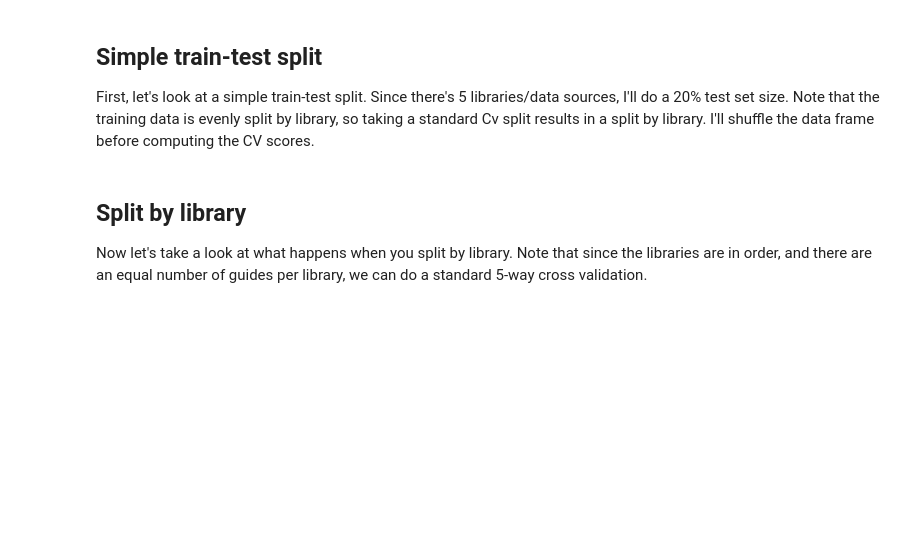
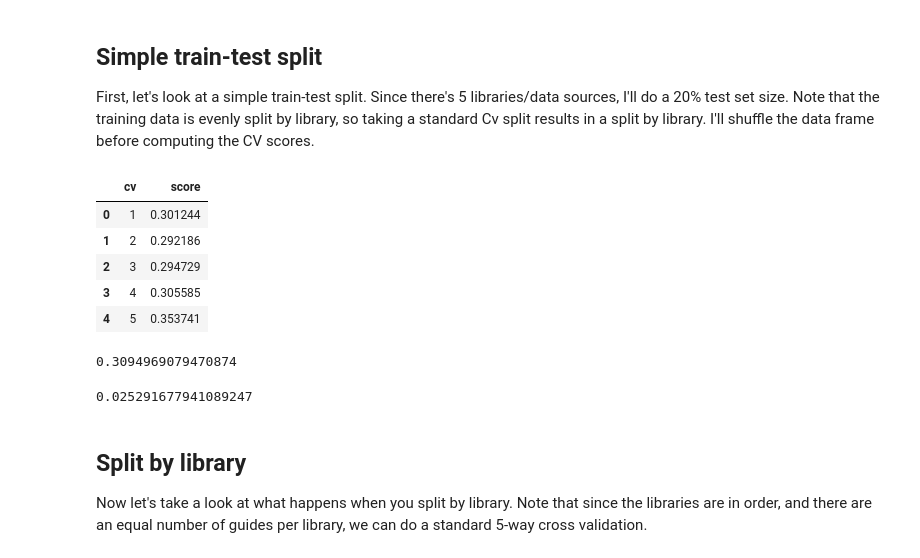
Before and after one commit to timydaley/timydaley.github.io, a Jupyter notebook: crispr_tko/tree_model/tree_model.ipynb, the cells around one changed output. Cells and saved outputs as stored; diff of their text form; code cells hidden in the pictures; blank space fills up the shorter version.

```diff
--- a/crispr_tko/tree_model/tree_model.ipynb
+++ b/crispr_tko/tree_model/tree_model.ipynb
@@ -272,3 +278,3 @@ X.shape
 # %%
-y = log2fc_df['log2FoldChange']
+y = essential_data['log2FoldChange']
 # %%
@@ -283,14 +291,29 @@ First, let's look at a simple train-test split.  Since there's 5 libraries/data
 # %%
 shuffled_df = X.copy()
 shuffled_df['y'] = y.copy()
 shuffled_df = shuffled_df.sample(frac=1, replace=False).reset_index(drop=True)
 shuffled_y = shuffled_df['y']
 shuffled_X = shuffled_df.drop(['y'], axis = 1)
 rf_model = RandomForestRegressor()
 cv_scores = cross_val_score(rf_model, shuffled_X, shuffled_y, cv=5)
-cv_scores
+cv_scores = pd.DataFrame({'cv': [1, 2, 3, 4, 5],
+                          'score': cv_scores})
+display(HTML(cv_scores.to_html()))
+# %% [output]
+|  | cv | score |
+| 0 | 1 | 0.301244 |
+| 1 | 2 | 0.292186 |
+| 2 | 3 | 0.294729 |
+| 3 | 4 | 0.305585 |
+| 4 | 5 | 0.353741 |
 # %%
-cv_scores.mean()
+cv_scores['score'].mean()
+# %% [output]
+0.3094969079470874
+# %%
+cv_scores['score'].std()
+# %% [output]
+0.025291677941089247
 # %% [markdown]
 ## Split by library
 
```
Also changed, not shown: parts of 15 cells of this notebook.
